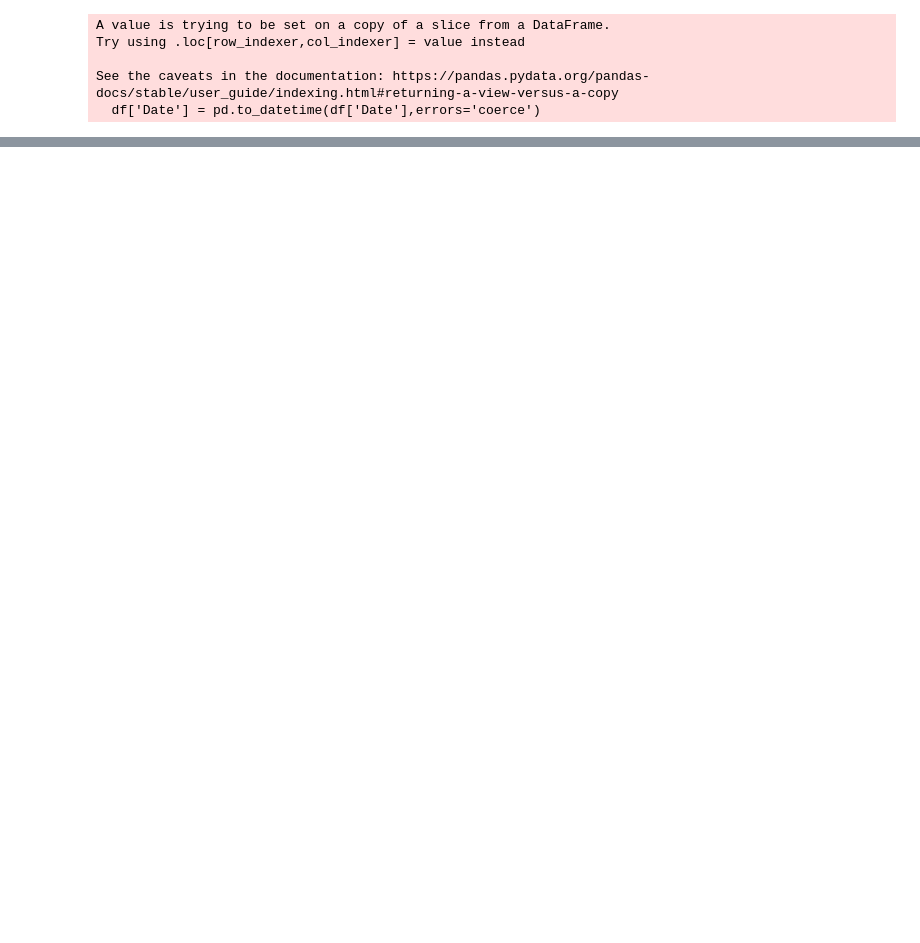
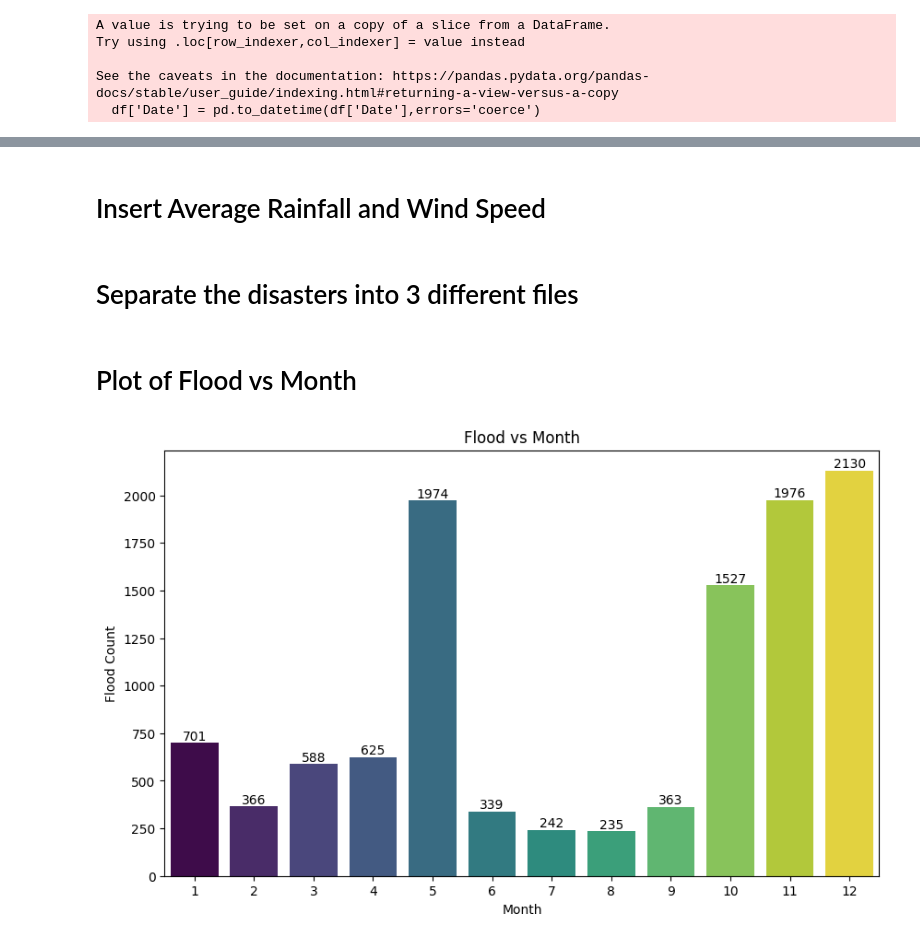
Before and after one commit to Muaadh-Nazly/DSGP, a Jupyter notebook: Fresh Start/Preprocess.ipynb, the cells around one changed output, grey strips where cells are left out. Drawn from its saved outputs; the diff is of its cells as text; code cells hidden in the pictures; blank space fills up the shorter version.

```diff
--- a/Fresh Start/Preprocess.ipynb
+++ b/Fresh Start/Preprocess.ipynb
@@ -98,0 +211,2 @@ df.sort_values(by="Date").to_csv("Preprocessed.csv",index=False)
+# %% [markdown]
+# Insert Average Rainfall and Wind Speed
@@ -98,0 +232,45 @@ df.sort_values(by="Date").to_csv("Preprocessed.csv",index=False)
+# %% [markdown]
+# Separate the disasters into 3 different files
+# %%
+df = pd.read_csv('Weather Inserted.csv')
+
+Flood=['FLOOD','CYCLONE & FLOOD','FLASH FLOOD','URBAN FLOOD','COASTLINE','HEAVY RAINS']
+Landslide = ['LANDSLIDE','LAND SUBSIDENCE','ROCK FALL','EARTH SLIP','Collapse of Gabage Fill','Collapse of Mine','Subsidence']
+Cyclone = ['CYCLONE','COASTLINE','CYCLONE & FLOOD','GALE','HAILSTORM','STORM','STRONG WIND','TIDAL WAVE','TORNADO']
+
+# Categorize disasters
+floods = df[df['Disaster'].str.upper().isin(Flood)].reset_index(drop=True).copy()
+floods.dropna(subset=['District'], inplace=True)
+floods['Disaster'] = 'Flood'
+floods['Code Commune'] = floods['Code Commune'].astype(int)
+floods['Flood'] = 100
+
+landslides = df[df['Disaster'].str.upper().isin(Landslide)].reset_index(drop=True).copy()
+landslides.dropna(subset=['District'], inplace=True)
+landslides['Disaster'] = 'Landslide'
+landslides['Code Commune'] = landslides['Code Commune'].astype(int)
+landslides['Landslide'] = 1
+
+cyclones = df[df['Disaster'].str.upper().isin(Cyclone)].reset_index(drop=True).copy()
+cyclones.dropna(subset=['District'], inplace=True)
+cyclones['Disaster'] = 'Cyclone'
+cyclones['Code Commune'] = cyclones['Code Commune'].astype(int)
+cyclones['Cyclone'] = 100
+# %% [markdown]
+# Plot of Flood vs Month
+# %%
+flood_counts = floods['Month'].value_counts().sort_index()
+plt.figure(figsize=(10, 6))
+barplot = sb.barplot(x=flood_counts.index, y=flood_counts.values, hue=flood_counts.index, palette='viridis', legend=False)
+
+# Annotate each bar with its height using ax.text method
+for bar, count in zip(barplot.patches, flood_counts.values):
+    barplot.text(bar.get_x() + bar.get_width() / 2, bar.get_height() + 0.1, f'{int(count)}',
+                ha='center', va='bottom', color='black', fontsize=10)
+
+plt.title('Flood vs Month')
+plt.xlabel('Month')
+plt.ylabel('Flood Count')
+plt.show()
+# %% [output]
+[figure, added]
```
Also changed, not shown: parts of 36 cells of this notebook, 13 other files.
